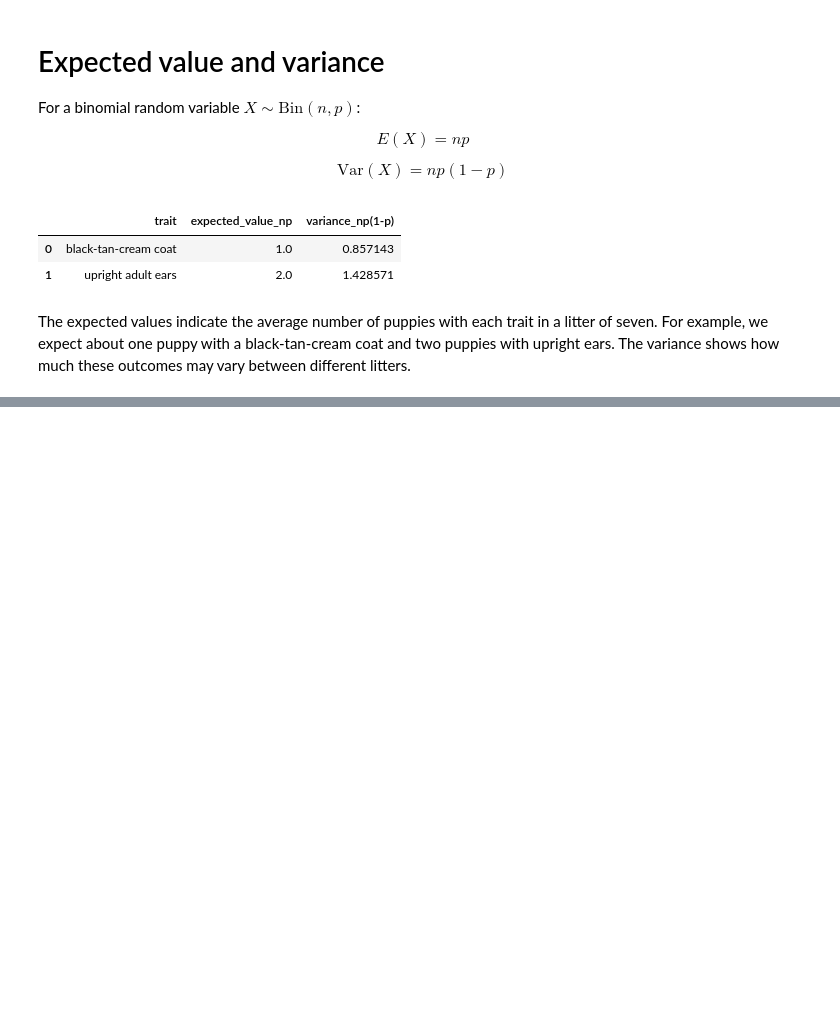
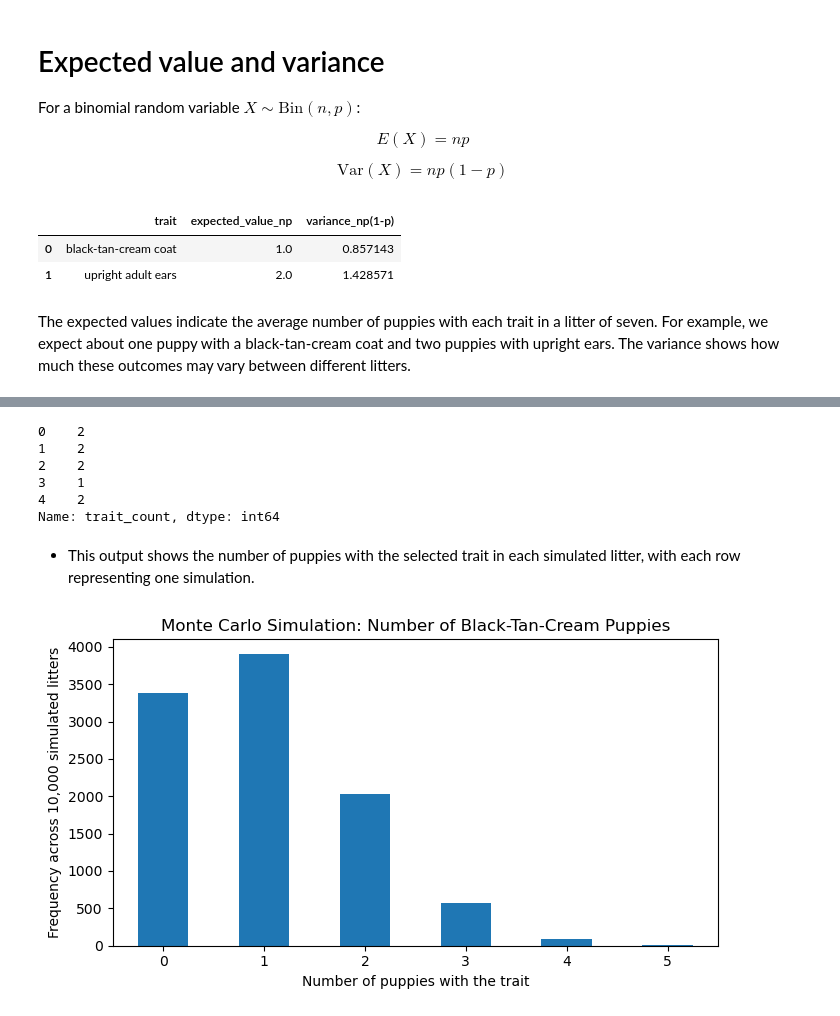
Before and after one commit to Vkp26/Phenotype_traits, a Jupyter notebook: Mydog_phenotype_traits.ipynb, the cells around one changed output, grey strips where cells are left out. Saved outputs shown, nothing was run; the diff lists cells and outputs as text; code cells hidden in the pictures; blank space fills up the shorter version.

Commit message:
Add files via upload
Added monte Carlo simulation to generate random litters and estimate probabilities

```diff
--- a/Mydog_phenotype_traits.ipynb
+++ b/Mydog_phenotype_traits.ipynb
@@ -350,0 +359,32 @@ The expected values indicate the average number of puppies with each trait in a
+# %%
+def simulate_one_litter(n, p):
+    return np.random.binomial(1, p, n).sum()
+
+def monte_carlo_litters(num_simulations, n, p):
+    results = [simulate_one_litter(n, p) for _ in range(num_simulations)]
+    return pd.Series(results, name="trait_count")
+# %%
+sim_cream = monte_carlo_litters(num_simulations=10000, n=7, p=1/7)
+sim_upright = monte_carlo_litters(num_simulations=10000, n=7, p=2/7)
+
+sim_cream.head()
+# %% [output]
+0    2
+1    2
+2    2
+3    1
+4    2
+Name: trait_count, dtype: int64
+# %% [markdown]
+- This output shows the number of puppies with the selected trait in each simulated litter, with each row representing one simulation.
+# %%
+plt.figure(figsize=(7,4))
+sim_cream.value_counts().sort_index().plot(kind="bar")
+plt.title("Monte Carlo Simulation: Number of Black-Tan-Cream Puppies")
+plt.xlabel("Number of puppies with the trait")
+plt.ylabel("Frequency across 10,000 simulated litters")
+plt.xticks(rotation=0)
+plt.tight_layout()
+plt.show()
+# %% [output]
+[figure, added]
```
Also changed, not shown: parts of 5 cells of this notebook.
